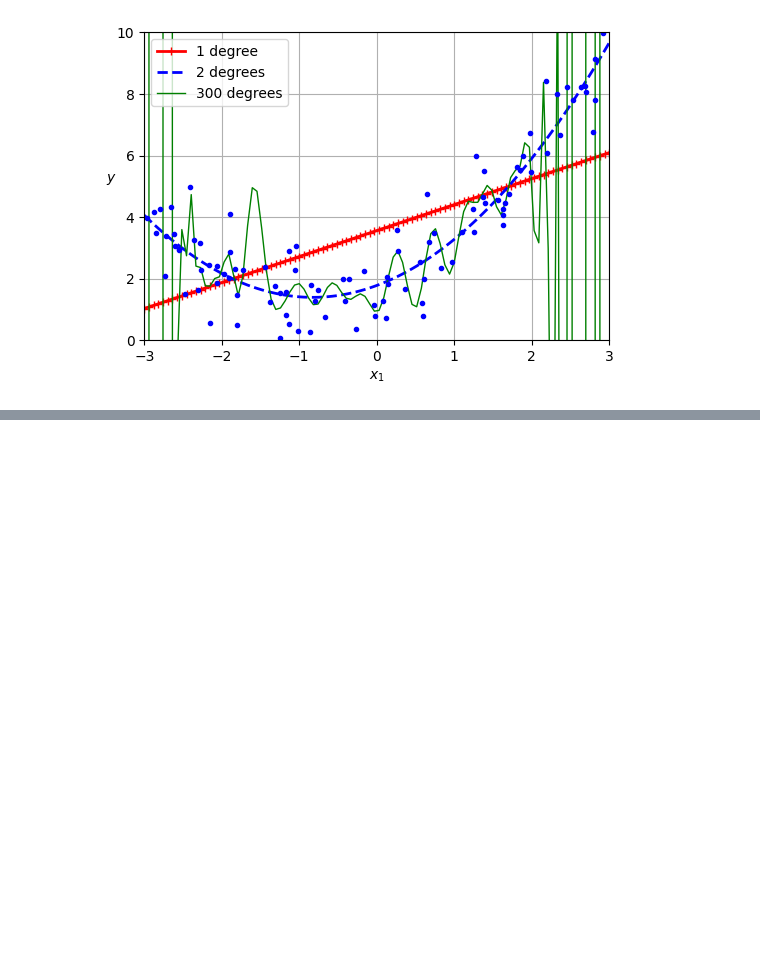
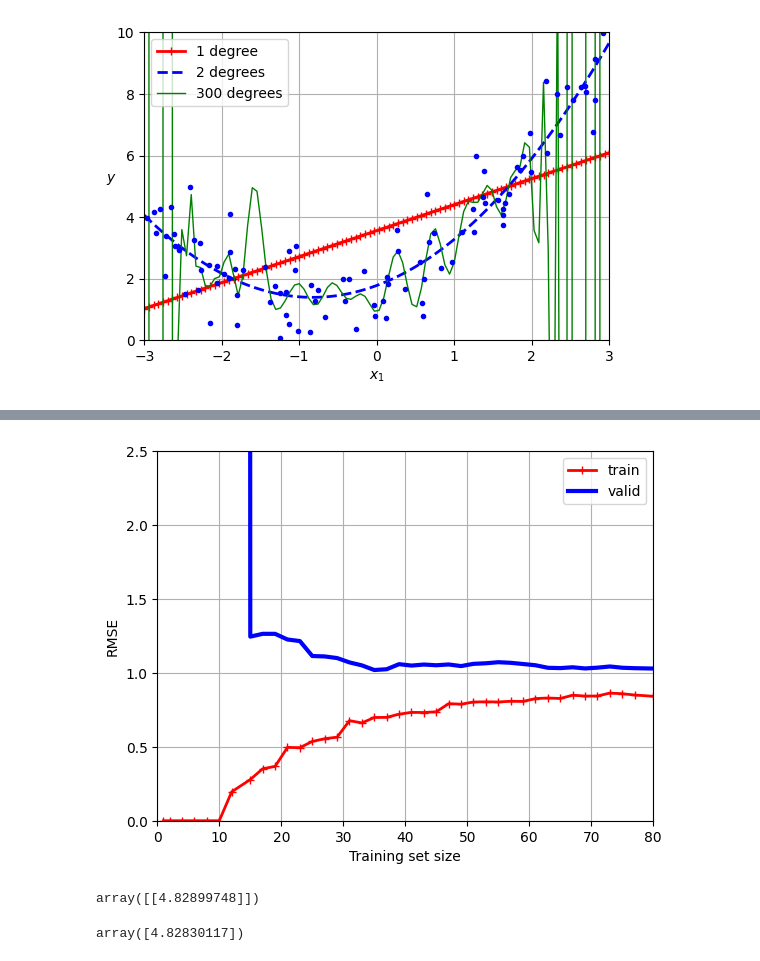
Before and after one commit to ArezooAalipanah/machine_learning3, a Jupyter notebook: HML3_Ch4.ipynb, the cells around one changed output, grey strips where cells are left out. Cells and saved outputs as stored; diff of their text form; code cells hidden in the pictures; blank space fills up the shorter version.

```diff
--- a/HML3_Ch4.ipynb
+++ b/HML3_Ch4.ipynb
@@ -528,0 +573,26 @@ plt.show()
+# %%
+plt.plot(train_sizes, train_errors, "r-+", linewidth = 2, label ="train")
+plt.plot(train_sizes, valid_errors, "b-", linewidth= 3, label="valid")
+plt.axis([0, 80, 0, 2.5])
+plt.legend(loc="upper right")
+plt.xlabel("Training set size")
+plt.ylabel("RMSE")
+plt.grid()
+# %% [output]
+[figure, added]
+# %%
+# Regularization
+from sklearn.linear_model import Ridge
+ridge_reg = Ridge(alpha = 0.1, solver = "cholesky")
+ridge_reg.fit(X, y)
+ridge_reg.predict([[1.5]])
+# %% [output]
+array([[4.82899748]])
+# %%
+sgd_reg = SGDRegressor(penalty = "l2", alpha = 0.1/m, tol = None,
+                       max_iter=1000, eta0=0.01, random_state = 42)
+
+sgd_reg.fit(X,y.ravel())
+sgd_reg.predict([[1.5]])
+# %% [output]
+array([4.82830117])
```
Also changed, not shown: parts of 11 cells of this notebook.
